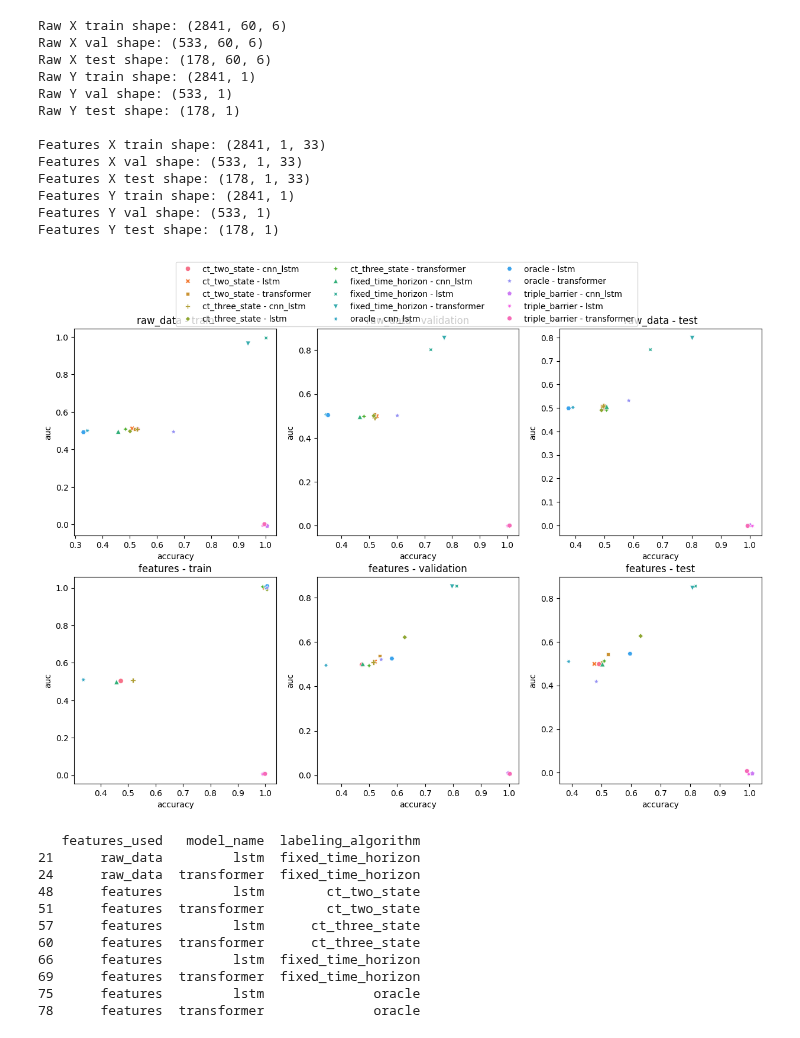
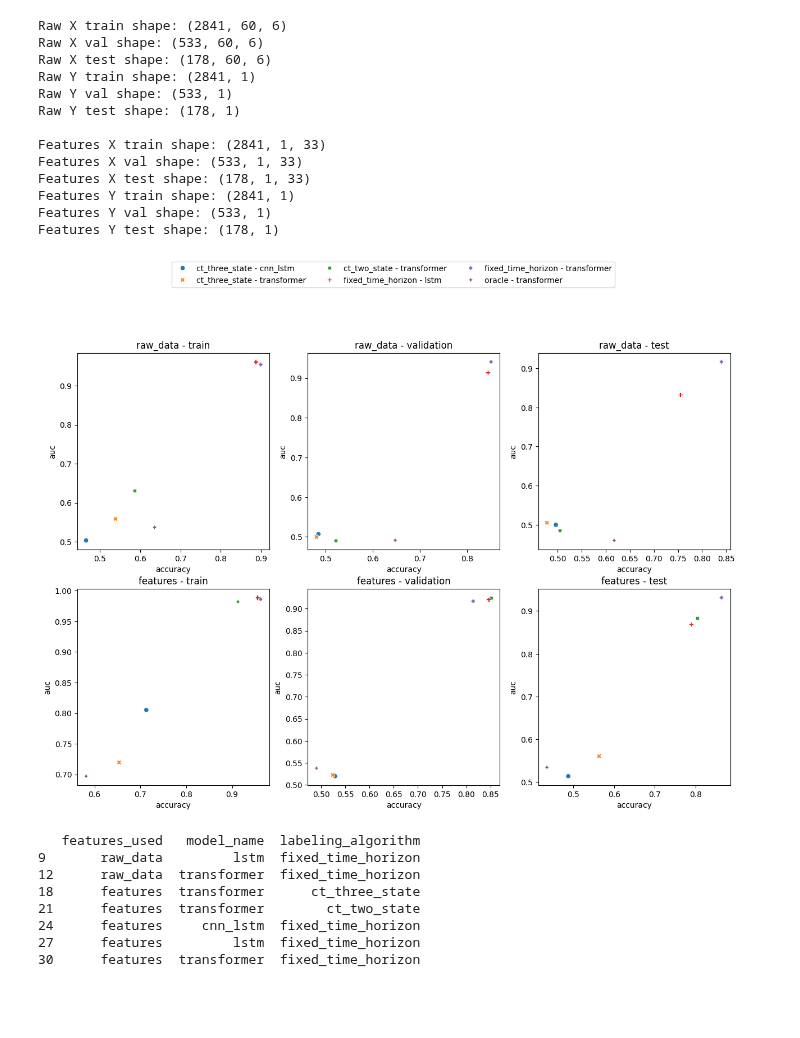
Before and after one commit to MDzaja/MasterThesis, a Jupyter notebook: models/test.ipynb, the cells around one changed output. Saved outputs shown, nothing was run; the diff lists cells and outputs as text; code cells hidden in the pictures; blank space fills up the shorter version.

Commit message:
test3 done

```diff
--- a/models/test.ipynb
+++ b/models/test.ipynb
@@ -134,25 +134,22 @@ Features Y train shape: (2841, 1)
 Features Y val shape: (533, 1)
 Features Y test shape: (178, 1)
 # %%
-metrics_df = model_utils.plot_acc_auc('test_logs/test1/metrics.json')
+metrics_df = model_utils.plot_acc_auc('test_logs/test3/metrics.json')
 # %% [output]
-[figure, old version]
+[figure, new version]
 # %%
 filtered_df = metrics_df[
-    (metrics_df['accuracy'] > 0.7) & (metrics_df['accuracy'] <= 1.1) &
-    (metrics_df['auc'] > 0.7) & (metrics_df['auc'] <= 1.1)
+    (metrics_df['accuracy'] > 0.6) & (metrics_df['accuracy'] <= 1.1) &
+    (metrics_df['auc'] > 0.6) & (metrics_df['auc'] <= 1.1)
 ]
 
 print(filtered_df[['features_used', 'model_name', 'labeling_algorithm']].drop_duplicates())
 # %% [output]
    features_used   model_name  labeling_algorithm
-21      raw_data         lstm  fixed_time_horizon
-24      raw_data  transformer  fixed_time_horizon
-48      features         lstm        ct_two_state
-51      features  transformer        ct_two_state
-57      features         lstm      ct_three_state
-60      features  transformer      ct_three_state
-66      features         lstm  fixed_time_horizon
-69      features  transformer  fixed_time_horizon
-75      features         lstm              oracle
-78      features  transformer              oracle
+9       raw_data         lstm  fixed_time_horizon
+12      raw_data  transformer  fixed_time_horizon
+18      features  transformer      ct_three_state
+21      features  transformer        ct_two_state
+24      features     cnn_lstm  fixed_time_horizon
+27      features         lstm  fixed_time_horizon
+30      features  transformer  fixed_time_horizon
```
Also changed, not shown: 3 other files.
